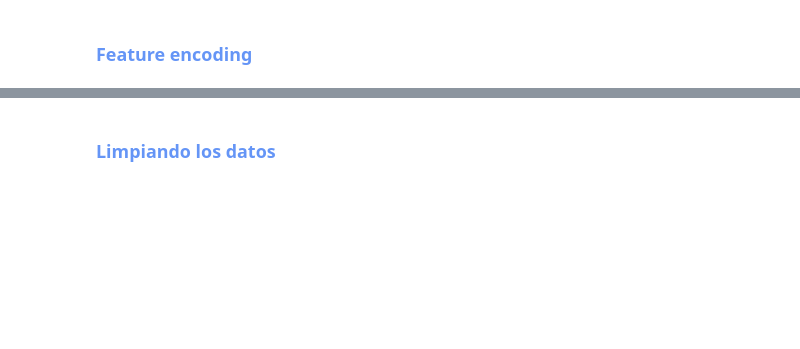
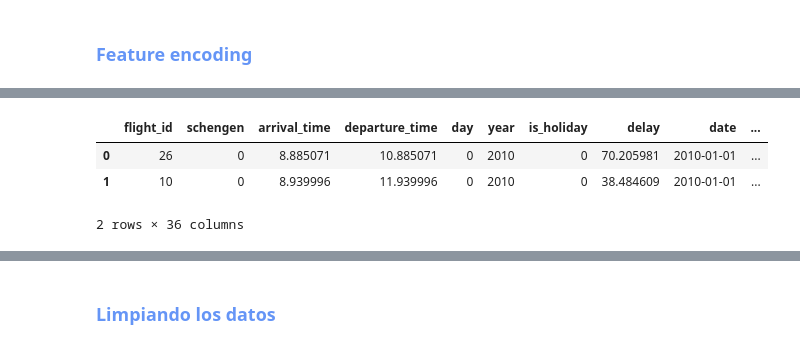
Before and after one commit to DanielRaiicHu/optimizacion_aeroportuaria, a Jupyter notebook: optimizacion_aeroportuaria.ipynb, the cells around one changed output, grey strips where cells are left out. Saved outputs shown, nothing was run; the diff lists cells and outputs as text; code cells hidden in the pictures; blank space fills up the shorter version.

```diff
--- a/optimizacion_aeroportuaria.ipynb
+++ b/optimizacion_aeroportuaria.ipynb
@@ -502,0 +652,12 @@ plt.show()
+# %%
+# Lista de columnas categóricas que vamos a codificar con one-hot encoding
+categoricas = ['airline', 'aircraft_type', 'origin', 'day_name']
+
+# Vista previa del DataFrame codificado (sin modificar datos originales)
+# .get_dummies: Método de pandas que permite codificar nuestras variables con 0's y 1's
+pd.get_dummies(data=datos, columns=categoricas, dtype=int).head(2) # lo visualizamos
+# %% [output]
+|  | flight_id | schengen | arrival_time | departure_time | day | year | is_holiday | delay | date | ... |
+| 0 | 26 | 0 | 8.885071 | 10.885071 | 0 | 2010 | 0 | 70.205981 | 2010-01-01 | ... |
+| 1 | 10 | 0 | 8.939996 | 11.939996 | 0 | 2010 | 0 | 38.484609 | 2010-01-01 | ... |
+2 rows × 36 columns
```
Also changed, not shown: parts of 12 cells of this notebook.
